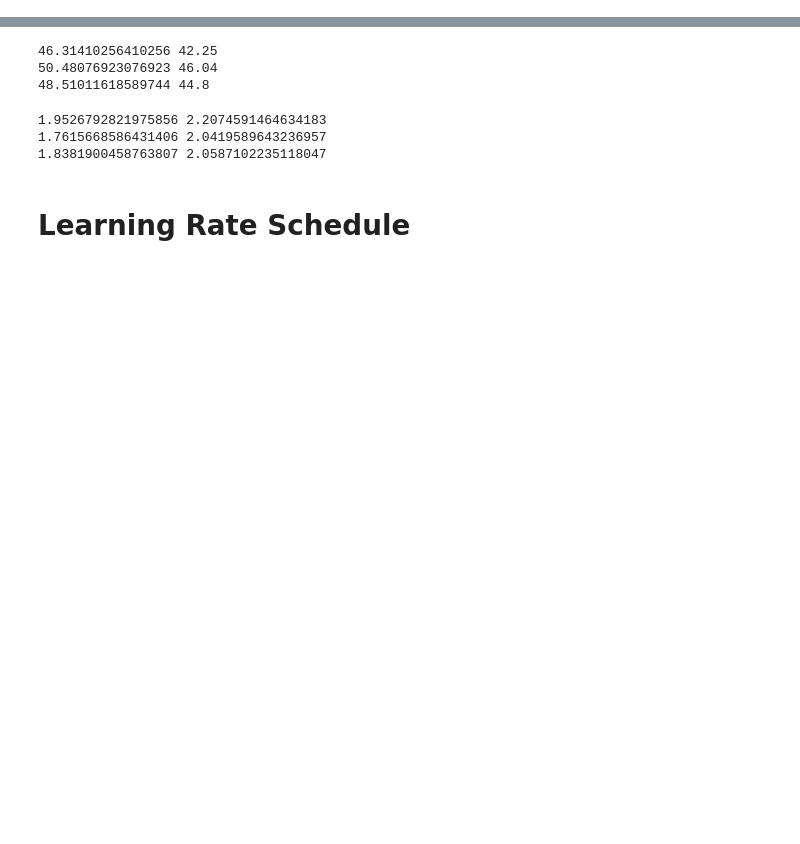
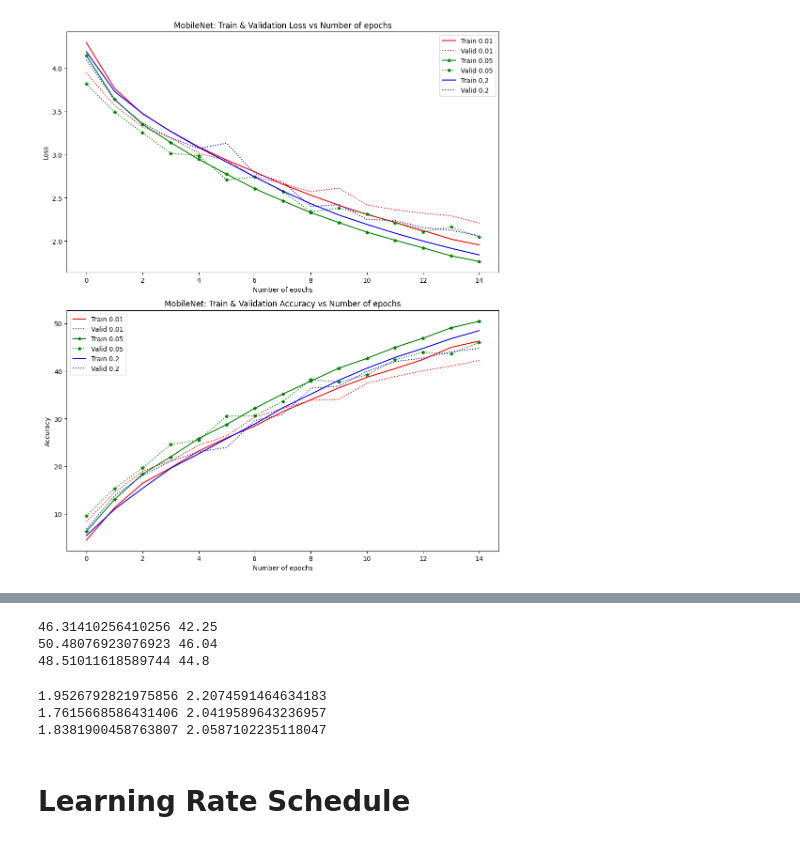
Before and after one commit to giangson19/ai6103_assignment, a Jupyter notebook: visualization.ipynb, the cells around one changed output, grey strips where cells are left out. Drawn from its saved outputs; the diff is of its cells as text; code cells hidden in the pictures; blank space fills up the shorter version.

```diff
--- a/visualization.ipynb
+++ b/visualization.ipynb
@@ -30,0 +31,32 @@ plt.show()
+# %%
+fig, (ax1, ax2) = plt.subplots(2, 1, figsize=(10, 12))
+
+# Plot for losses
+ax1.plot(range(len(learning_curve_001['train_losses'])), learning_curve_001['train_losses'], 'r-')
+ax1.plot(range(len(learning_curve_001['valid_losses'])), learning_curve_001['valid_losses'], 'r:')
+ax1.plot(range(len(learning_curve_005['train_losses'])), learning_curve_005['train_losses'], 'g-*')
+ax1.plot(range(len(learning_curve_005['valid_losses'])), learning_curve_005['valid_losses'], 'g:*')
+ax1.plot(range(len(learning_curve_02['train_losses'])), learning_curve_02['train_losses'], 'b-')
+ax1.plot(range(len(learning_curve_02['valid_losses'])), learning_curve_02['valid_losses'], 'b:')
+ax1.set_xlabel("Number of epochs")
+ax1.set_ylabel("Loss")
+ax1.set_title("MobileNet: Train & Validation Loss vs Number of epochs")
+ax1.legend(['Train 0.01', 'Valid 0.01', 'Train 0.05', 'Valid 0.05', 'Train 0.2', 'Valid 0.2'])
+
+# Plot for accuracies
+ax2.plot(range(len(learning_curve_001['train_accuracies'])), learning_curve_001['train_accuracies'], 'r-')
+ax2.plot(range(len(learning_curve_001['valid_accuracies'])), learning_curve_001['valid_accuracies'], 'r:')
+ax2.plot(range(len(learning_curve_005['train_accuracies'])), learning_curve_005['train_accuracies'], 'g-*')
+ax2.plot(range(len(learning_curve_005['valid_accuracies'])), learning_curve_005['valid_accuracies'], 'g:*')
+ax2.plot(range(len(learning_curve_02['train_accuracies'])), learning_curve_02['train_accuracies'], 'b-')
+ax2.plot(range(len(learning_curve_02['valid_accuracies'])), learning_curve_02['valid_accuracies'], 'b:')
+ax2.set_xlabel("Number of epochs")
+ax2.set_ylabel("Accuracy")
+ax2.set_title("MobileNet: Train & Validation Accuracy vs Number of epochs")
+ax2.legend(['Train 0.01', 'Valid 0.01', 'Train 0.05', 'Valid 0.05', 'Train 0.2', 'Valid 0.2'])
+
+plt.tight_layout()
+plt.savefig(f'images/losses_and_accuracies_learning_rates.pdf')
+plt.show()
+# %% [output]
+[figure, added]
```
Also changed, not shown: parts of 6 cells of this notebook, 5 other files.
